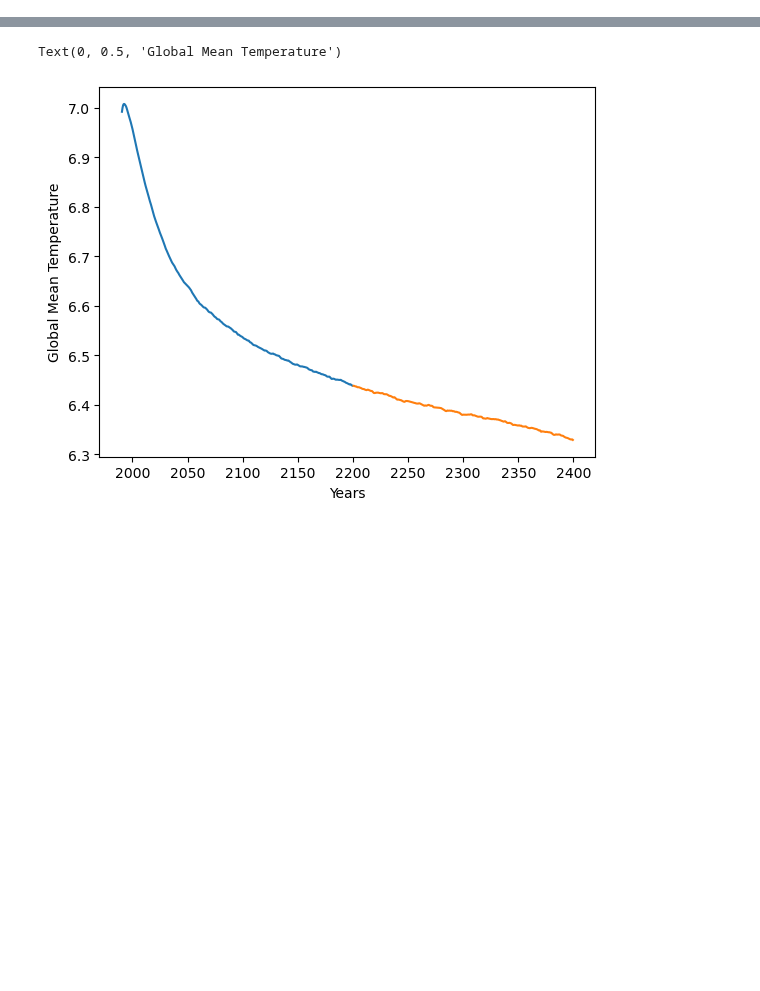
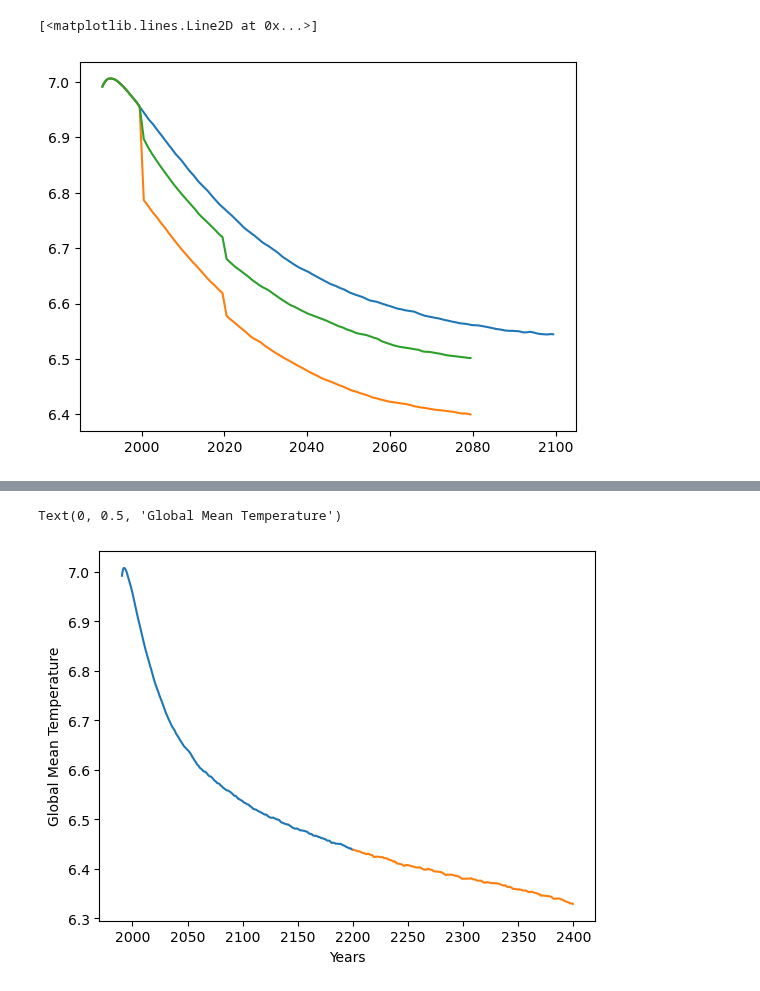
Before and after one commit to asozza/stece, a Jupyter notebook: goat/test_z001.ipynb, the cells around one changed output, grey strips where cells are left out. Cells and saved outputs as stored; diff of their text form; code cells hidden in the pictures; blank space fills up the shorter version.

```diff
--- a/goat/test_z001.ipynb
+++ b/goat/test_z001.ipynb
@@ -11,3 +11,10 @@ import goat_plots as gp
 import goat_io as io
 import goat_tools as gt
 import goat_means as gm
+# %%
+gp.plot_ts_ma3d('ut00', 1990, 2100, 'thetao', 0, 1, 'norm')
+gp.plot_ts_ma3d('ut07', 1990, 2080, 'thetao', 0, 1, 'norm')
+gp.plot_ts_ma3d('ut08', 1990, 2080, 'thetao', 0, 1, 'norm')
+# %% [output]
+[<matplotlib.lines.Line2D at 0x...>]
+[figure, added]
```
Also changed, not shown: parts of 10 cells of this notebook, 10 other files.
